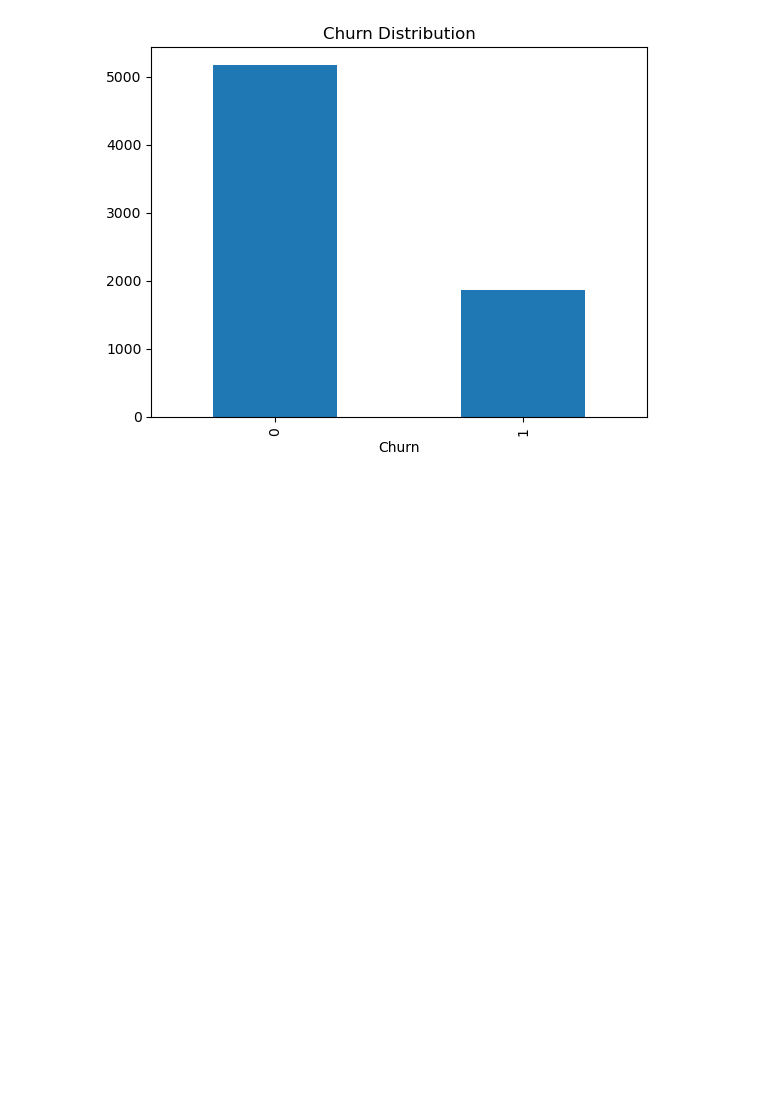
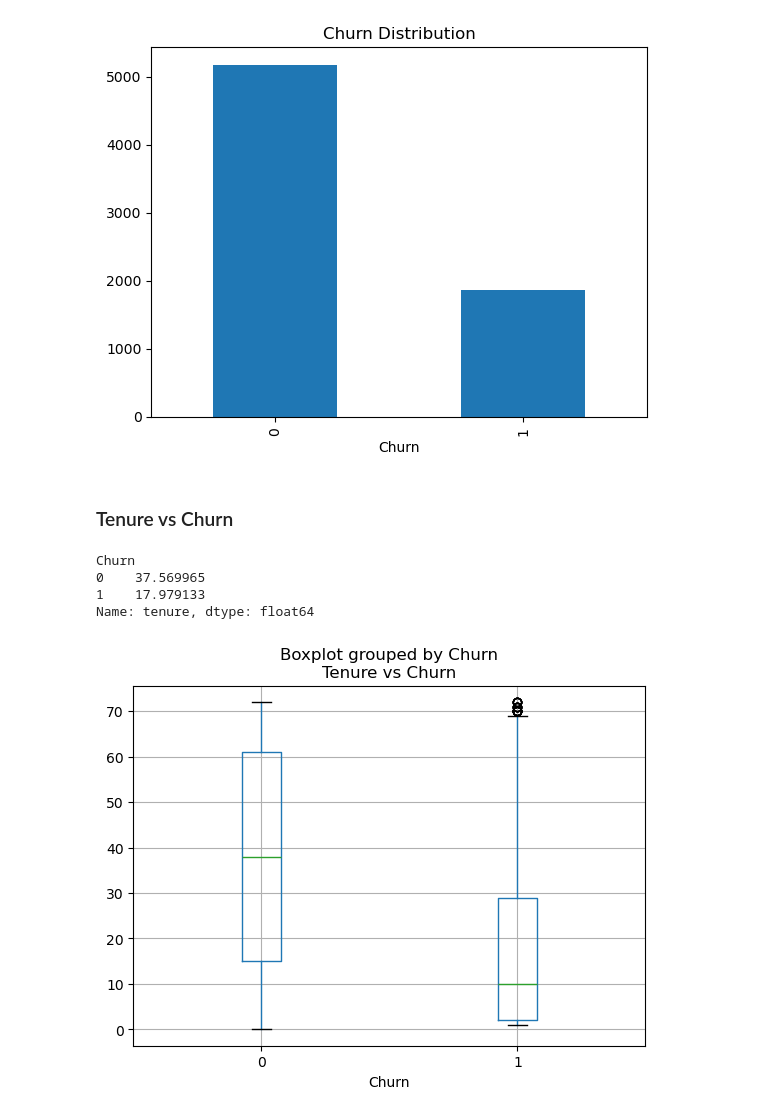
Before and after one commit to Alamin-refat/customer-churn-prediction, a Jupyter notebook: telco_churn.ipynb, the cells around one changed output. Saved outputs shown, nothing was run; the diff lists cells and outputs as text; code cells hidden in the pictures; blank space fills up the shorter version.

Commit message:
tenure vs churn visualization

```diff
--- a/telco_churn.ipynb
+++ b/telco_churn.ipynb
@@ -185,3 +185,18 @@ plt.title("Churn Distribution")
 plt.show()
 # %% [output]
 [figure]
+# %% [markdown]
+### Tenure vs Churn
+# %%
+df.groupby("Churn")["tenure"].mean()
+# %% [output]
+Churn
+0    37.569965
+1    17.979133
+Name: tenure, dtype: float64
+# %%
+df.boxplot(column="tenure", by="Churn")
+plt.title("Tenure vs Churn")
+plt.show()
+# %% [output]
+[figure, added]
```
